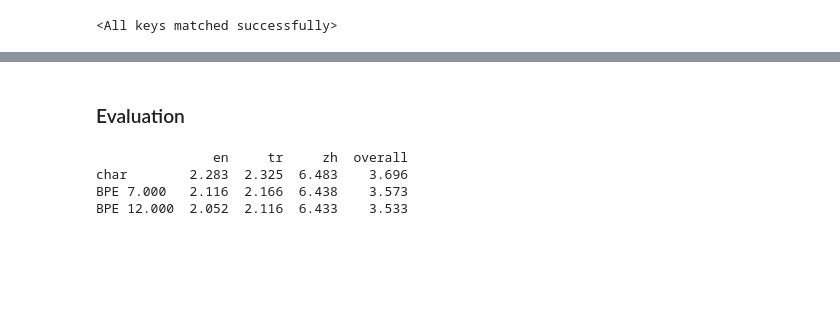
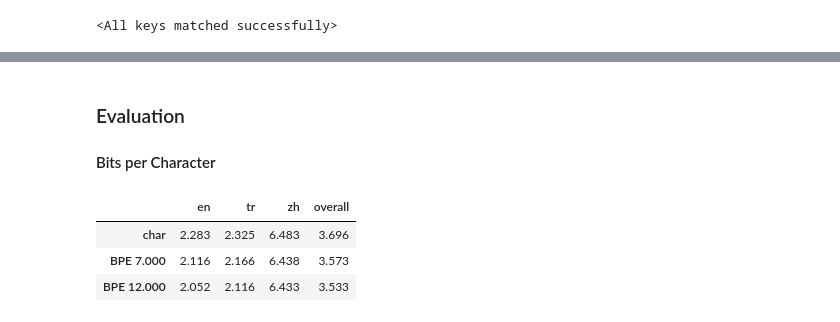
Before and after one commit to cschuene-dev/Advanced-Machine-Learning, a Jupyter notebook: Assignment.ipynb, the cells around one changed output, grey strips where cells are left out. Cells and saved outputs as stored; diff of their text form; code cells hidden in the pictures; blank space fills up the shorter version.

```diff
--- a/Assignment.ipynb
+++ b/Assignment.ipynb
@@ -481,12 +440,11 @@ def train(model, train_loader, valid_loader, eval_every=20, lr=1e-3, epochs=10):
     return history
 # %%
-runs = {"char": (model_C, train_loader_C, valid_loader_C, len(valid_flattened_C)),
-        "bpe_7000": (model_S, train_loader_S, valid_loader_S, len(valid_flattened_S)),
-        "bpe_12000": (model_L, train_loader_L, valid_loader_L, len(valid_flattened_L))}
+runs = {"char": (model_C, train_loader_C, valid_loader_C, steps_C, total_char_step_C, len(valid_flattened_C)),
+        "bpe_7000": (model_S, train_loader_S, valid_loader_S, steps_S, total_char_step_S, len(valid_flattened_S)),
+        "bpe_12000": (model_L, train_loader_L, valid_loader_L, steps_L, total_char_step_L, len(valid_flattened_L))}
 
 histories = {}
-for name, (model, train_loader, valid_loader, num_valid_tok) in runs.items():
-    set_seed(SEED)
-    histories[name] = train(model, train_loader, valid_loader)
-    torch.save(model.state_dict(), f"model_{name}.pt")
+for name, (m, tl, vl, steps, cps, n_valid_tok) in runs.items():
+    histories[name] = train(m, tl, vl, steps, cps)
+    torch.save(m.state_dict(), f"model_{name}.pt")
 json.dump(histories, open("histories.json", "w"))
@@ -532,5 +482,7 @@ How do the models compare with the full training data? Will the observation abov
 # %% [markdown]
 ### Evaluation
+
+#### Bits per Character
 # %%
 # Implementing Bits per Character
 
@@ -583,7 +535,8 @@ BPC_S = BPC(model_S, test_loader_S, test_chars, len(test_flattened_S))
 BPC_L = BPC(model_L, test_loader_L, test_chars, len(test_flattened_L))
 
 def BPC_per_lang(model, flat, lang):
-    return BPC(model, DataLoader(BuildDataset(flat, seq_len=hyperparameters["max_seq_len"]), batch_size=batch_size), sum(len(sentence) for sentence in data["test"][lang]),len(flat))
+    return BPC(model, DataLoader(BuildDataset(flat, seq_len=hyperparameters["max_seq_len"]),
+                                 batch_size=batch_size), sum(len(sentence) for sentence in data["test"][lang]),len(flat))
 
 BPC_C_en = BPC_per_lang(model_C, test_flattened_C_en, "en")
 BPC_C_tr = BPC_per_lang(model_C, test_flattened_C_tr, "tr")
@@ -597,30 +550,19 @@ BPC_L_en = BPC_per_lang(model_L, test_flattened_L_en, "en")
 BPC_L_tr = BPC_per_lang(model_L, test_flattened_L_tr, "tr")
 BPC_L_zh = BPC_per_lang(model_L, test_flattened_L_zh, "zh")
 # %%
-flat_lists = {
-    "char": (model_C, {"en": test_flattened_C_en,"tr": test_flattened_C_tr, "zh": test_flattened_C_zh}, BPC_C),
+flat_lists = {"char": (model_C, {"en": test_flattened_C_en,"tr": test_flattened_C_tr, "zh": test_flattened_C_zh}, BPC_C),
     "BPE 7.000": (model_S, {"en": test_flattened_S_en, "tr": test_flattened_S_tr, "zh": test_flattened_S_zh}, BPC_S),
-    "BPE 12.000": (model_L, {"en": test_flattened_L_en,"tr": test_flattened_L_tr, "zh": test_flattened_L_zh}, BPC_L),
-}
+    "BPE 12.000": (model_L, {"en": test_flattened_L_en,"tr": test_flattened_L_tr, "zh": test_flattened_L_zh}, BPC_L),}
 
 results = {}
 
 for name, (model, flats, overall) in flat_lists.items():
     results[name] = {lang: BPC_per_lang(model, flats[lang], lang) for lang in languages}
     results[name]["overall"] = overall
 bpc_table = pandas.DataFrame(results).T.round(3)
-
-print(bpc_table)
-
-bpc_table.to_latex(
-    "bpc_table.tex",
-    index=True,
-    caption="Bits per character (BPC) on the test data.",
-    label="tab:bpc",
-    float_format="%.3f"
-)
+bpc_table
 # %% [output]
-               en     tr     zh  overall
-char        2.283  2.325  6.483    3.696
-BPE 7.000   2.116  2.166  6.438    3.573
-BPE 12.000  2.052  2.116  6.433    3.533
+|  | en | tr | zh | overall |
+| char | 2.283 | 2.325 | 6.483 | 3.696 |
+| BPE 7.000 | 2.116 | 2.166 | 6.438 | 3.573 |
+| BPE 12.000 | 2.052 | 2.116 | 6.433 | 3.533 |
```
Also changed, not shown: parts of 28 cells of this notebook, 5 other files.
